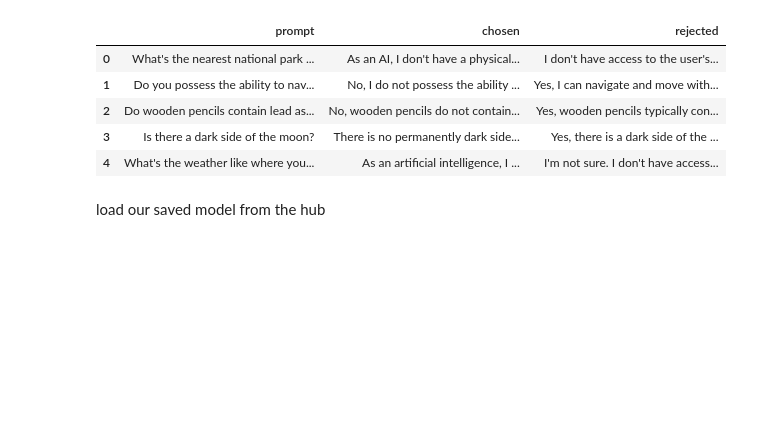
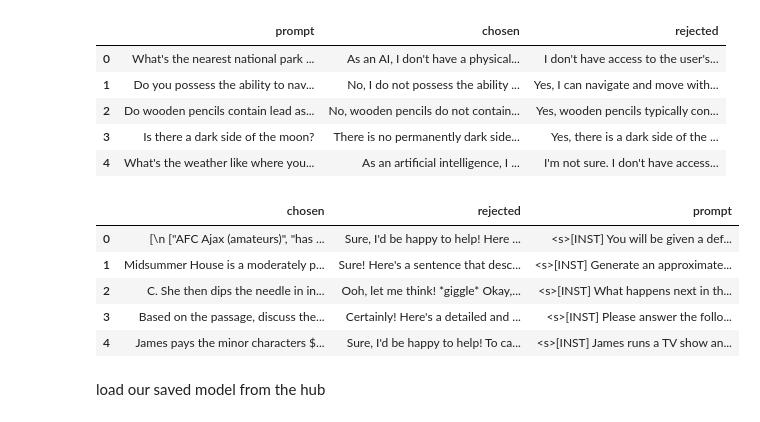
Before and after one commit to Lior-Baruch/LLM-Advanced-FineTuning, a Jupyter notebook: SFT_DPO_llama_2.ipynb, the cells around one changed output. Drawn from its saved outputs; the diff is of its cells as text; code cells hidden in the pictures; blank space fills up the shorter version.

```diff
--- a/SFT_DPO_llama_2.ipynb
+++ b/SFT_DPO_llama_2.ipynb
@@ -261,6 +261,55 @@ df_dpo.head()
 | 2 | Do wooden pencils contain lead as... | No, wooden pencils do not contain... | Yes, wooden pencils typically con... |
 | 3 | Is there a dark side of the moon? | There is no permanently dark side... | Yes, there is a dark side of the ... |
 | 4 | What's the weather like where you... | As an artificial intelligence, I ... | I'm not sure. I don't have access... |
+# %%
+def chatml_format(example):
+    # Format system
+    if len(example['system']) > 0:
+        message = {"role": "system", "content": example['system']}
+        system = tokenizer.apply_chat_template([message], tokenize=False)
+    else:
+        system = ""
+
+    # Format instruction
+    message = {"role": "user", "content": example['question']}
+    prompt = tokenizer.apply_chat_template([message], tokenize=False, add_generation_prompt=True)
+
+    # Format chosen answer
+    chosen = example['chosen'] + "<|im_end|>\n"
+
+    # Format rejected answer
+    rejected = example['rejected'] + "<|im_end|>\n"
+
+    return {
+        "prompt": system + prompt,
+        "chosen": chosen,
+        "rejected": rejected,
+    }
+
+# Load dataset
+dataset = load_dataset("Intel/orca_dpo_pairs")['train']
+
+# Save columns
+original_columns = dataset.column_names
+
+# Format dataset
+dataset = dataset.map(
+    chatml_format,
+    remove_columns=original_columns
+)
+filtered_dataset = dataset
+
+dataset_df = dataset.to_pandas()
+print(dataset_df.shape)
+print(dataset_df.columns)
+dataset_df.head()
+# %% [output]
+|  | chosen | rejected | prompt |
+| 0 | [\n ["AFC Ajax (amateurs)", "has ... | Sure, I'd be happy to help! Here ... | <s>[INST] You will be given a def... |
+| 1 | Midsummer House is a moderately p... | Sure! Here's a sentence that desc... | <s>[INST] Generate an approximate... |
+| 2 | C. She then dips the needle in in... | Ooh, let me think! *giggle* Okay,... | <s>[INST] What happens next in th... |
+| 3 | Based on the passage, discuss the... | Certainly! Here's a detailed and ... | <s>[INST] Please answer the follo... |
+| 4 | James pays the minor characters $... | Sure, I'd be happy to help! To ca... | <s>[INST] James runs a TV show an... |
 # %% [markdown]
 load our saved model from the hub
 # %%
```
Also changed, not shown: parts of 14 cells of this notebook.
